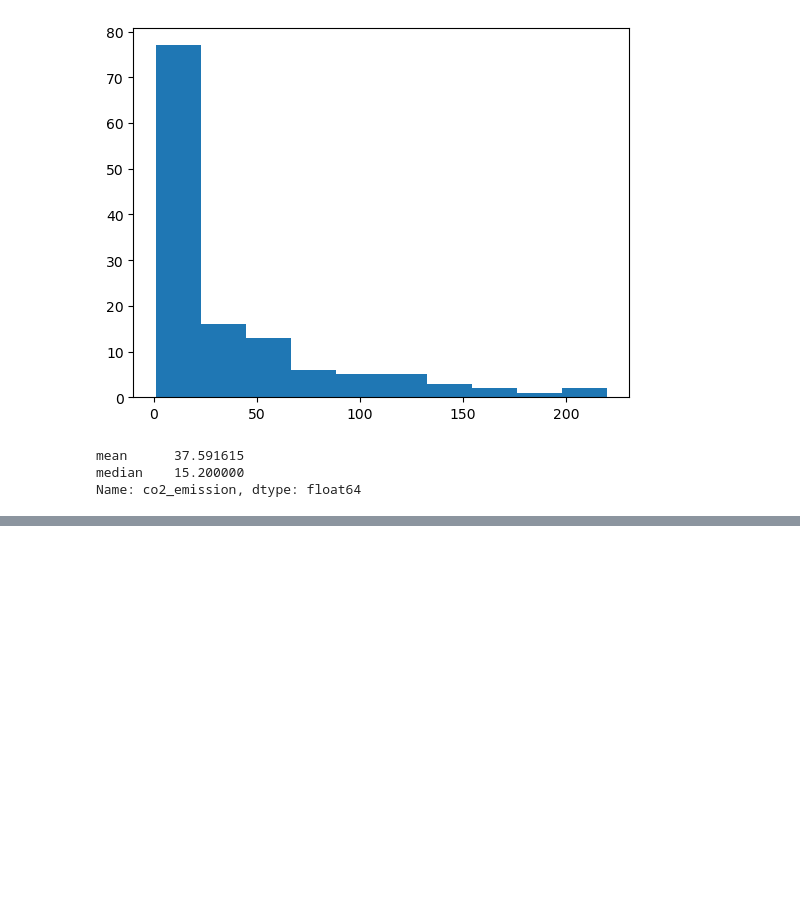
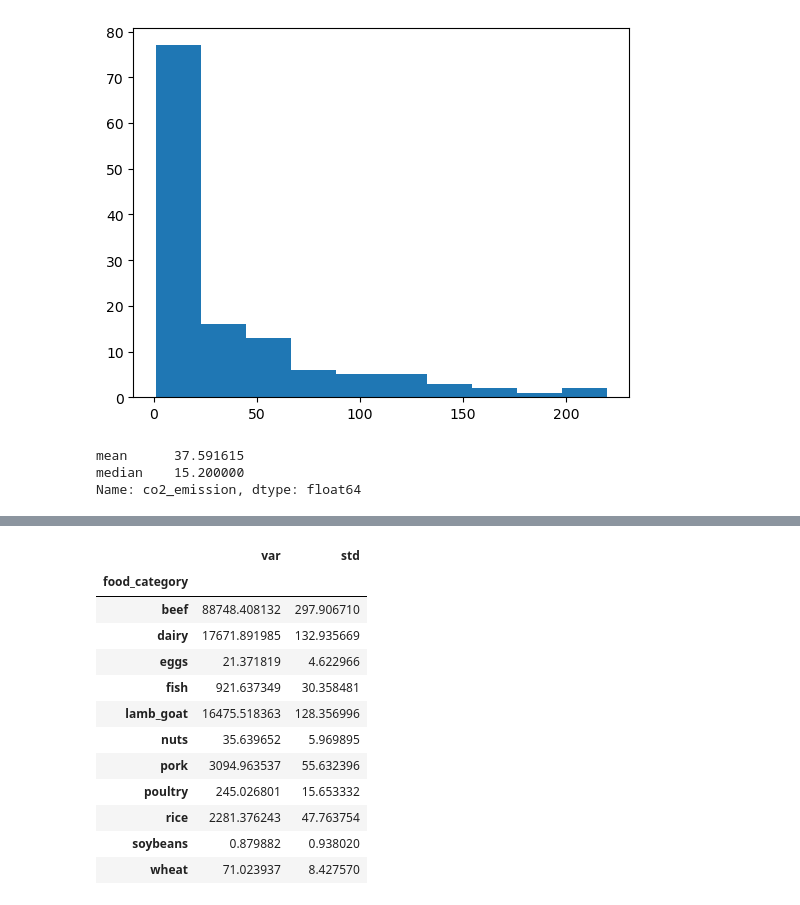
Before and after one commit to Cooleekova/data_science, a Jupyter notebook: statistics/Introduction_to_statistics.ipynb, the cells around one changed output, grey strips where cells are left out. Drawn from its saved outputs; the diff is of its cells as text; code cells hidden in the pictures; blank space fills up the shorter version.

```diff
--- a/statistics/Introduction_to_statistics.ipynb
+++ b/statistics/Introduction_to_statistics.ipynb
@@ -60,0 +119,18 @@ Name: co2_emission, dtype: float64
+# %%
+# Calculate the variance and standard deviation of co2_emission for each food_category by grouping and aggregating.
+
+food_consumption.groupby("food_category")["co2_emission"].agg([np.var, np.std])
+# %% [output]
+|  | var | std |
+| food_category |  |  |
+| beef | 88748.408132 | 297.906710 |
+| dairy | 17671.891985 | 132.935669 |
+| eggs | 21.371819 | 4.622966 |
+| fish | 921.637349 | 30.358481 |
+| lamb_goat | 16475.518363 | 128.356996 |
+| nuts | 35.639652 | 5.969895 |
+| pork | 3094.963537 | 55.632396 |
+| poultry | 245.026801 | 15.653332 |
+| rice | 2281.376243 | 47.763754 |
+| soybeans | 0.879882 | 0.938020 |
+| wheat | 71.023937 | 8.427570 |
```
Also changed, not shown: parts of 16 cells of this notebook.
